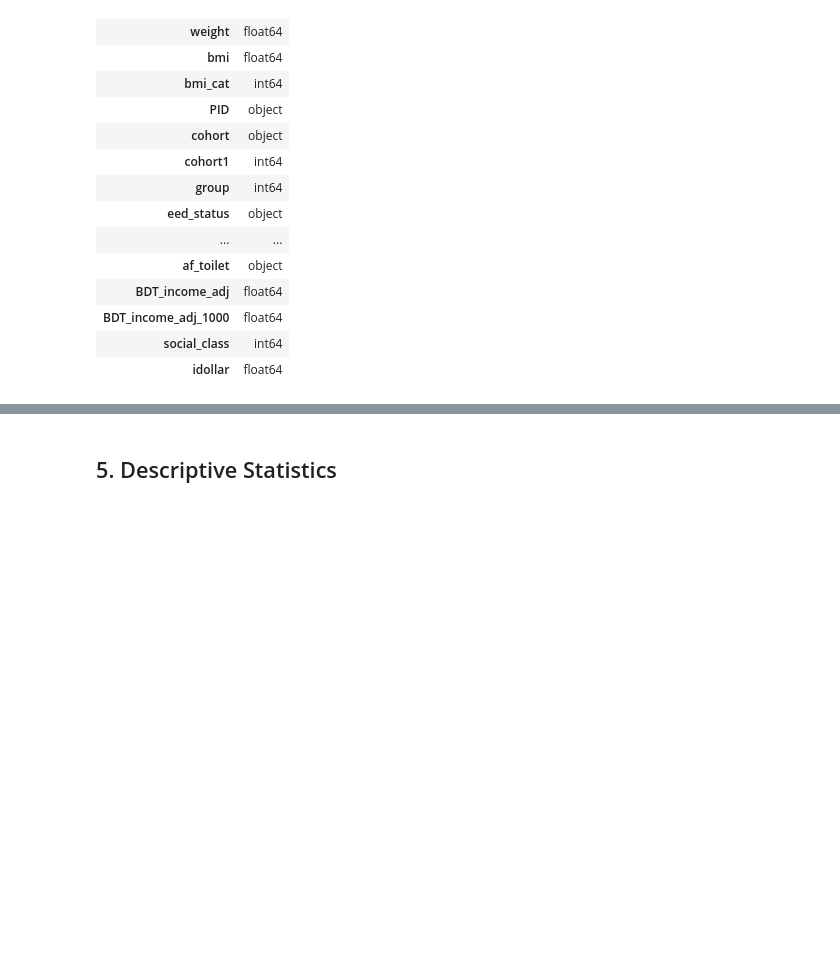
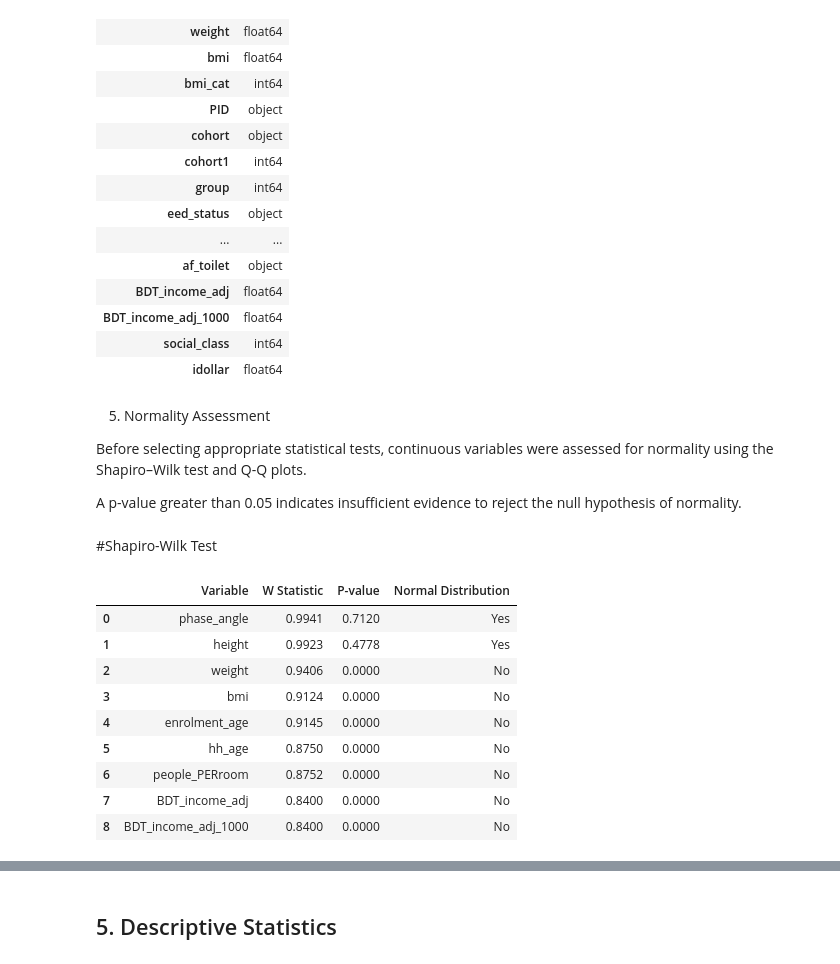
Before and after one commit to SabrinaMannan/bia-phase-angle-analysis, a Jupyter notebook: notebooks/BIA_phase_angle.ipynb, the cells around one changed output, grey strips where cells are left out. Cells and saved outputs as stored; diff of their text form; code cells hidden in the pictures; blank space fills up the shorter version.

```diff
--- a/notebooks/BIA_phase_angle.ipynb
+++ b/notebooks/BIA_phase_angle.ipynb
@@ -138,3 +138,61 @@ phase_angle.dtypes.to_frame("Type")
 | BDT_income_adj_1000 | float64 |
 | social_class | int64 |
 | idollar | float64 |
+# %% [markdown]
+5. Normality Assessment
+
+Before selecting appropriate statistical tests, continuous variables were assessed for normality using the Shapiro–Wilk test and Q-Q plots.
+
+A p-value greater than 0.05 indicates insufficient evidence to reject the null hypothesis of normality.
+# %% [markdown]
+#Shapiro-Wilk Test
+# %%
+
+# Continuous variables to assess for normality
+normality_vars = [
+    "phase_angle",
+    "height",
+    "weight",
+    "bmi",
+    "enrolment_age",
+    "hh_age",
+    "people_PERroom",
+    "BDT_income_adj",
+    "BDT_income_adj_1000"
+]
+
+# Run Shapiro-Wilk test
+shapiro_results = []
+
+for variable in normality_vars:
+
+    statistic, p_value = stats.shapiro(
+        phase_angle[variable].dropna()
+    )
+
+    shapiro_results.append({
+        "Variable": variable,
+        "W Statistic": statistic,
+        "P-value": p_value,
+        "Normal Distribution": "Yes" if p_value > 0.05 else "No"
+    })
+
+# Create results table
+shapiro_df = pd.DataFrame(shapiro_results)
+
+# Round numerical values
+shapiro_df = shapiro_df.round(4)
+
+# Display results
+shapiro_df
+# %% [output]
+|  | Variable | W Statistic | P-value | Normal Distribution |
+| 0 | phase_angle | 0.9941 | 0.7120 | Yes |
+| 1 | height | 0.9923 | 0.4778 | Yes |
+| 2 | weight | 0.9406 | 0.0000 | No |
+| 3 | bmi | 0.9124 | 0.0000 | No |
+| 4 | enrolment_age | 0.9145 | 0.0000 | No |
+| 5 | hh_age | 0.8750 | 0.0000 | No |
+| 6 | people_PERroom | 0.8752 | 0.0000 | No |
+| 7 | BDT_income_adj | 0.8400 | 0.0000 | No |
+| 8 | BDT_income_adj_1000 | 0.8400 | 0.0000 | No |
```
Also changed, not shown: parts of 5 cells of this notebook, 2 other files.
